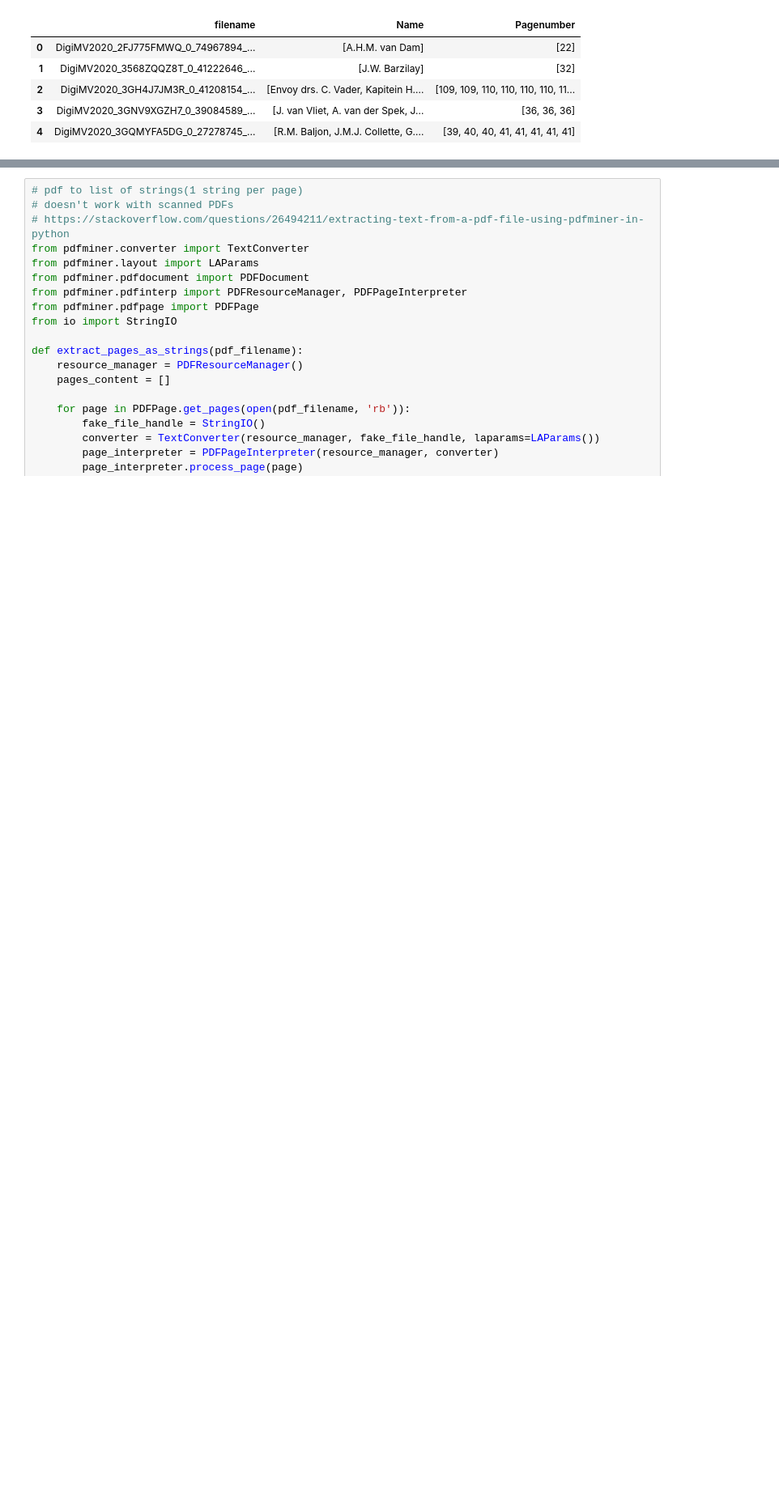
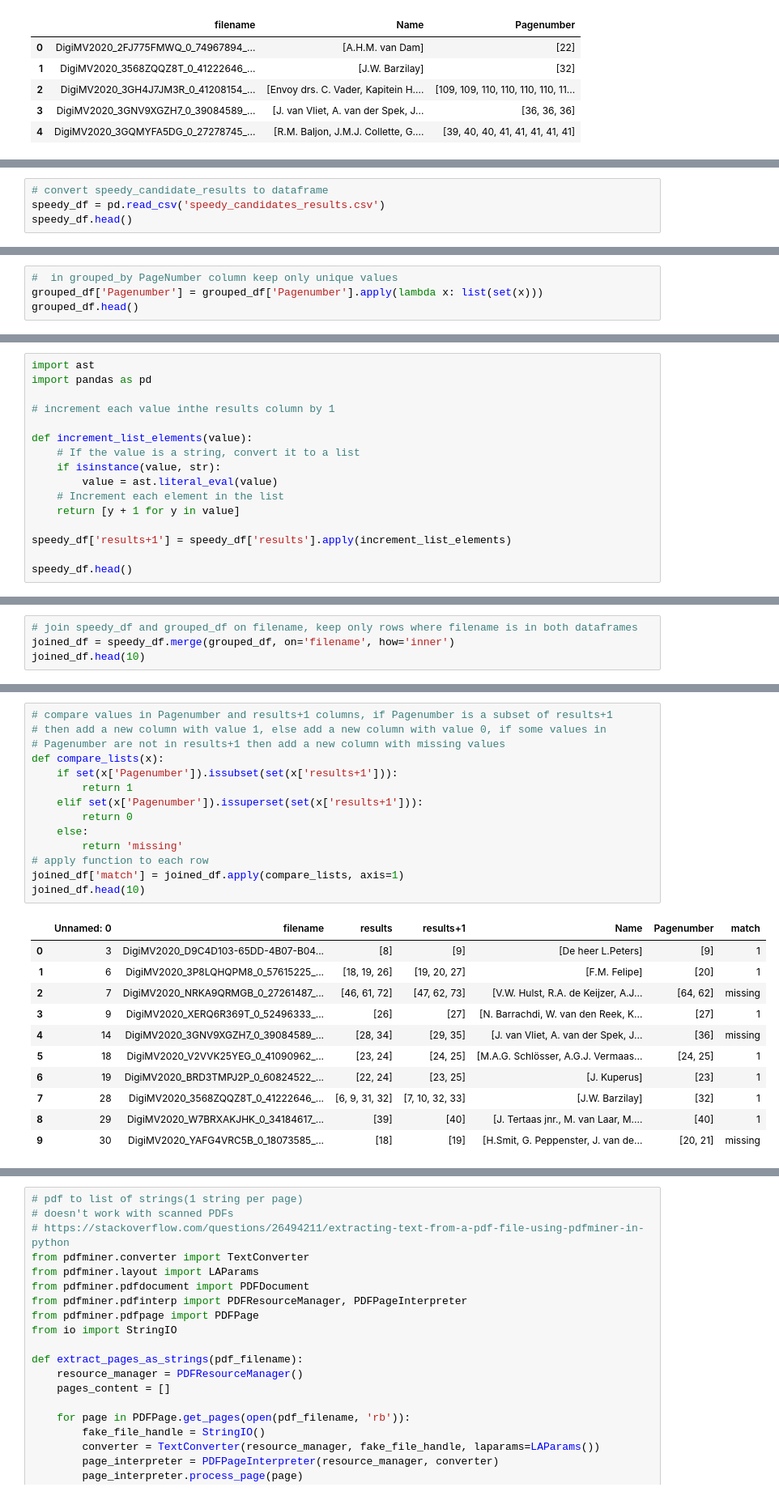
Before and after one commit to Nazar710/CIBG-WNT-Parser, a Jupyter notebook: dataProcessing/testFiles.ipynb, the cells around one changed output, grey strips where cells are left out. Shown at 81% size. Cells and saved outputs as stored; diff of their text form; blank space fills up the shorter version.

Commit message:
Candidate page evaluatian
evaluation candidate pages

```diff
--- a/dataProcessing/testFiles.ipynb
+++ b/dataProcessing/testFiles.ipynb
@@ -131,0 +71,4 @@ labeled_df_1.shape
+# %%
+# convert speedy_candidate_results to dataframe
+speedy_df = pd.read_csv('speedy_candidates_results.csv')
+speedy_df.head()
@@ -131,0 +82,4 @@ labeled_df_1.shape
+# %%
+#  in grouped_by PageNumber column keep only unique values
+grouped_df['Pagenumber'] = grouped_df['Pagenumber'].apply(lambda x: list(set(x)))
+grouped_df.head()
@@ -131,0 +98,16 @@ labeled_df_1.shape
+# %%
+import ast
+import pandas as pd
+
+# increment each value inthe results column by 1
+
+def increment_list_elements(value):
+    # If the value is a string, convert it to a list
+    if isinstance(value, str):
+        value = ast.literal_eval(value)
+    # Increment each element in the list
+    return [y + 1 for y in value]
+
+speedy_df['results+1'] = speedy_df['results'].apply(increment_list_elements)
+
+speedy_df.head()
@@ -131,0 +123,4 @@ labeled_df_1.shape
+# %%
+# join speedy_df and grouped_df on filename, keep only rows where filename is in both dataframes
+joined_df = speedy_df.merge(grouped_df, on='filename', how='inner')
+joined_df.head(10)
@@ -131,0 +139,26 @@ labeled_df_1.shape
+# %%
+# compare values in Pagenumber and results+1 columns, if Pagenumber is a subset of results+1
+# then add a new column with value 1, else add a new column with value 0, if some values in
+# Pagenumber are not in results+1 then add a new column with missing values
+def compare_lists(x):
+    if set(x['Pagenumber']).issubset(set(x['results+1'])):
+        return 1
+    elif set(x['Pagenumber']).issuperset(set(x['results+1'])):
+        return 0
+    else:
+        return 'missing'
+# apply function to each row
+joined_df['match'] = joined_df.apply(compare_lists, axis=1)
+joined_df.head(10)
+# %% [output]
+|  | Unnamed: 0 | filename | results | results+1 | Name | Pagenumber | match |
+| 0 | 3 | DigiMV2020_D9C4D103-65DD-4B07-B04... | [8] | [9] | [De heer L.Peters] | [9] | 1 |
+| 1 | 6 | DigiMV2020_3P8LQHQPM8_0_57615225_... | [18, 19, 26] | [19, 20, 27] | [F.M. Felipe] | [20] | 1 |
+| 2 | 7 | DigiMV2020_NRKA9QRMGB_0_27261487_... | [46, 61, 72] | [47, 62, 73] | [V.W. Hulst, R.A. de Keijzer, A.J... | [64, 62] | missing |
+| 3 | 9 | DigiMV2020_XERQ6R369T_0_52496333_... | [26] | [27] | [N. Barrachdi, W. van den Reek, K... | [27] | 1 |
+| 4 | 14 | DigiMV2020_3GNV9XGZH7_0_39084589_... | [28, 34] | [29, 35] | [J. van Vliet, A. van der Spek, J... | [36] | missing |
+| 5 | 18 | DigiMV2020_V2VVK25YEG_0_41090962_... | [23, 24] | [24, 25] | [M.A.G. Schlösser, A.G.J. Vermaas... | [24, 25] | 1 |
+| 6 | 19 | DigiMV2020_BRD3TMPJ2P_0_60824522_... | [22, 24] | [23, 25] | [J. Kuperus] | [23] | 1 |
+| 7 | 28 | DigiMV2020_3568ZQQZ8T_0_41222646_... | [6, 9, 31, 32] | [7, 10, 32, 33] | [J.W. Barzilay] | [32] | 1 |
+| 8 | 29 | DigiMV2020_W7BRXAKJHK_0_34184617_... | [39] | [40] | [J. Tertaas jnr., M. van Laar, M.... | [40] | 1 |
+| 9 | 30 | DigiMV2020_YAFG4VRC5B_0_18073585_... | [18] | [19] | [H.Smit, G. Peppenster, J. van de... | [20, 21] | missing |
```
Also changed, not shown: parts of 14 cells of this notebook, 3 other files.
